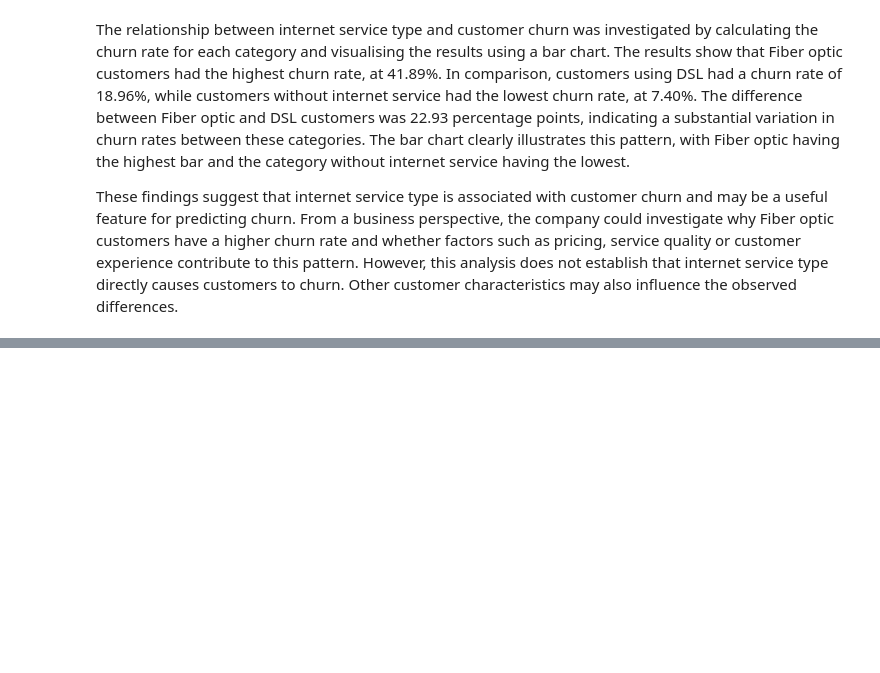
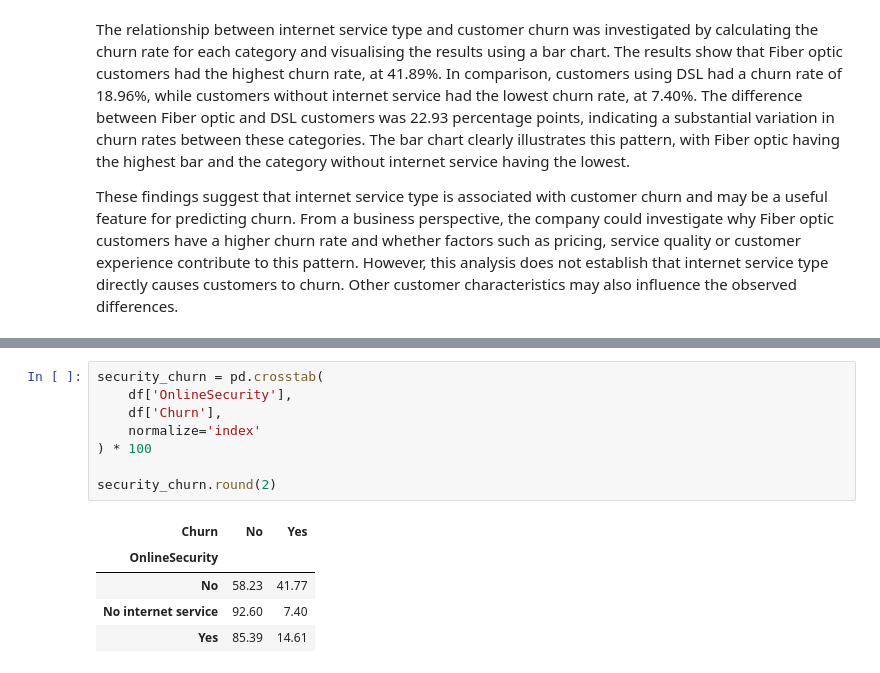
Before and after one commit to SJ174/MLCW, a Jupyter notebook: MLCW_Task_01.ipynb, the cells around one changed output, grey strips where cells are left out. Saved outputs shown, nothing was run; the diff lists cells and outputs as text; blank space fills up the shorter version.

```diff
--- a/MLCW_Task_01.ipynb
+++ b/MLCW_Task_01.ipynb
@@ -324,0 +336,14 @@ These findings suggest that internet service type is associated with customer ch
+# %%
+security_churn = pd.crosstab(
+    df['OnlineSecurity'],
+    df['Churn'],
+    normalize='index'
+) * 100
+
+security_churn.round(2)
+# %% [output]
+| Churn | No | Yes |
+| OnlineSecurity |  |  |
+| No | 58.23 | 41.77 |
+| No internet service | 92.60 | 7.40 |
+| Yes | 85.39 | 14.61 |
```
Also changed, not shown: parts of 4 cells of this notebook.
